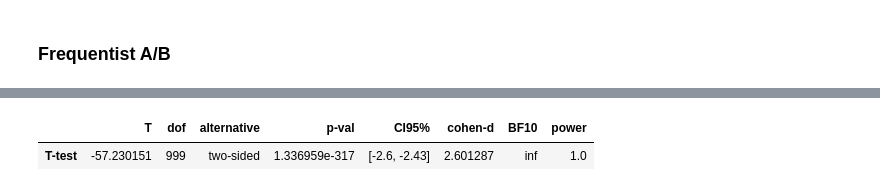
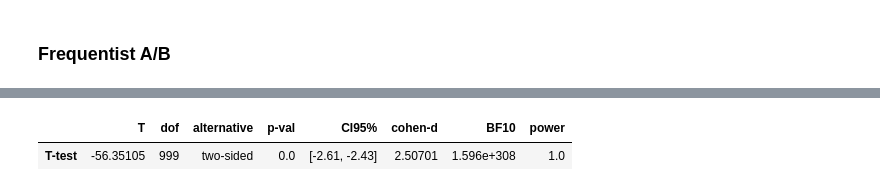
Before and after one commit to CarJung/Uni, a Jupyter notebook: AB testing/test.ipynb, the cells around one changed output, grey strips where cells are left out. Drawn from its saved outputs; the diff is of its cells as text; code cells hidden in the pictures.

```diff
--- a/AB testing/test.ipynb
+++ b/AB testing/test.ipynb
@@ -84,8 +88,8 @@ def bayes_AB(data , prior):
 # %% [markdown]
 ### Frequentist A/B
 # %%
-def ttest(data,ispaired = True, istwosided = False):
-    return pg.ttest(data['A'], data['B'], paired=ispaired)
+def ttest(data,ispaired = False ,istwosided = False ):
+    return pg.ttest(data['A'], data['B'], paired=ispaired, tail='one-sided' if istwosided else 'two-sided')
 # %%
 def plot_distri(data):
     sns.distplot(data['A'], label='A')
@@ -101,5 +105,5 @@ plot_distri(data)
-# %%
-ttest(data)
-# %% [output]
-|  | T | dof | alternative | p-val | CI95% | cohen-d | BF10 | power |
-| T-test | -57.230151 | 999 | two-sided | 1.336959e-317 | [-2.6, -2.43] | 2.601287 | inf | 1.0 |
+# %%
+round(ttest(data),5)
+# %% [output]
+|  | T | dof | alternative | p-val | CI95% | cohen-d | BF10 | power |
+| T-test | -56.35105 | 999 | two-sided | 0.0 | [-2.61, -2.43] | 2.50701 | 1.596e+308 | 1.0 |
```
Also changed, not shown: parts of 7 cells of this notebook, 1 other file.
